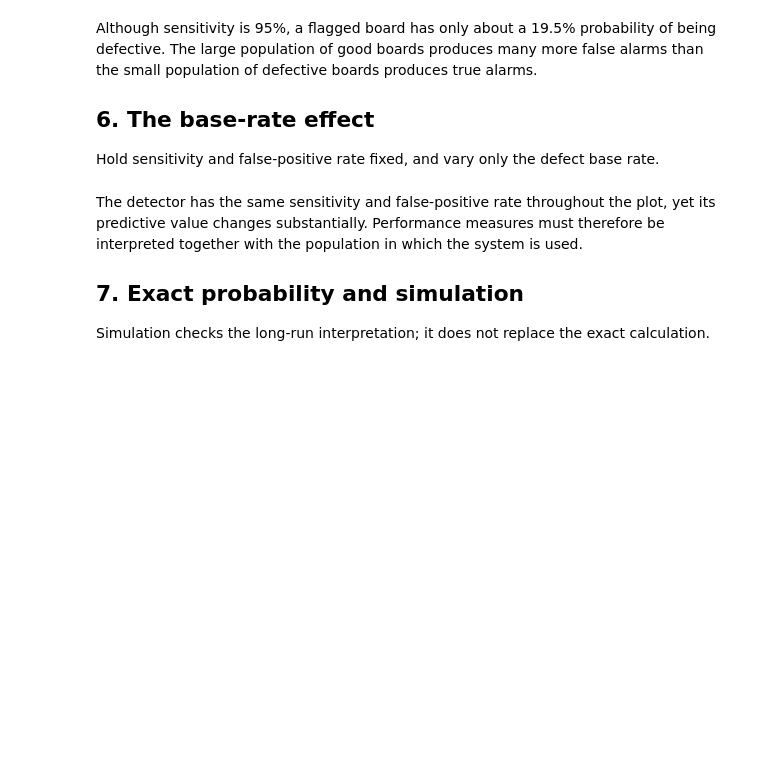
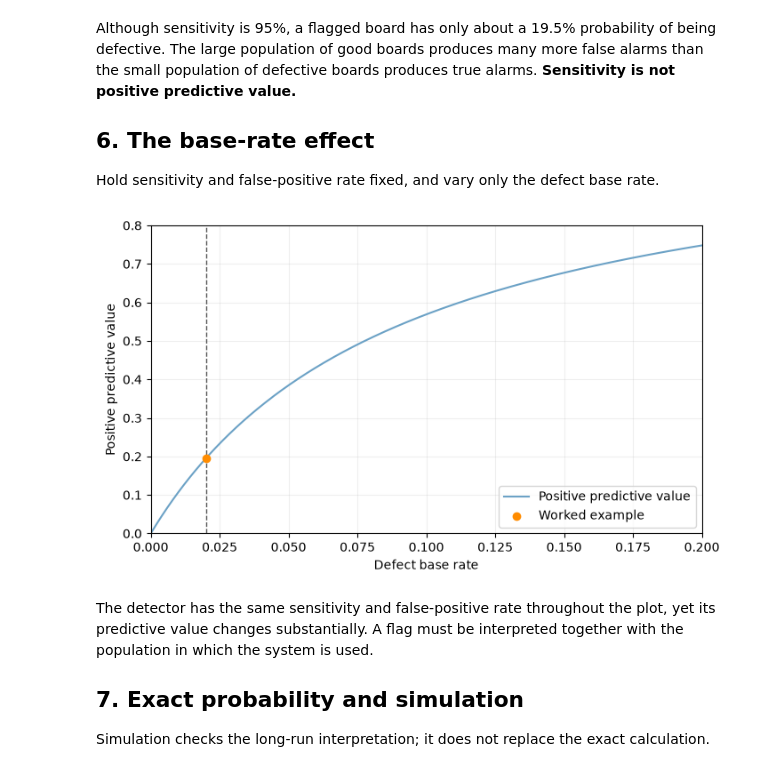
Before and after one commit to RBrooksDK/STA1_26, a Jupyter notebook: 02_Probability_for_Data_Analysis/Tutorial_02_notebook.ipynb, the cells around one changed output. Saved outputs shown, nothing was run; the diff lists cells and outputs as text; code cells hidden in the pictures; blank space fills up the shorter version.

```diff
--- a/02_Probability_for_Data_Analysis/Tutorial_02_notebook.ipynb
+++ b/02_Probability_for_Data_Analysis/Tutorial_02_notebook.ipynb
@@ -149,5 +160,5 @@ print(f"P(defect | flag) = {ppv:.4f}")
 # %% [markdown]
-Although sensitivity is 95%, a flagged board has only about a 19.5% probability of being defective. The large population of good boards produces many more false alarms than the small population of defective boards produces true alarms.
+Although sensitivity is 95%, a flagged board has only about a 19.5% probability of being defective. The large population of good boards produces many more false alarms than the small population of defective boards produces true alarms. **Sensitivity is not positive predictive value.**
 
 ## 6. The base-rate effect
 
@@ -155,22 +166,25 @@ Hold sensitivity and false-positive rate fixed, and vary only the defect base ra
 # %%
 base_rates = np.linspace(0.0, 0.20, 401)
 ppv_curve = (
     sensitivity * base_rates
     / (sensitivity * base_rates + false_positive_rate * (1 - base_rates))
 )
 
 fig, ax = plt.subplots(figsize=(8, 4.5))
-ax.plot(base_rates, ppv_curve, label="Positive predictive value")
-ax.scatter([p_defect], [ppv], color="tab:orange", zorder=3, label="Worked example")
+ax.plot(base_rates, ppv_curve, color="#6CA2C6", label="Positive predictive value")
+ax.scatter([p_defect], [ppv], color="#FF8C00", zorder=3, label="Worked example")
 ax.axvline(p_defect, color="0.35", linestyle="--", linewidth=1)
-ax.set(xlabel="Defect base rate", ylabel="Positive predictive value")
+ax.set_xlabel("Defect base rate")
+ax.set_ylabel("Positive predictive value")
 ax.set_xlim(0, 0.20)
 ax.set_ylim(0, 0.80)
 ax.grid(alpha=0.2)
 ax.legend()
 plt.show()
+# %% [output]
+[figure, added]
 # %% [markdown]
-The detector has the same sensitivity and false-positive rate throughout the plot, yet its predictive value changes substantially. Performance measures must therefore be interpreted together with the population in which the system is used.
+The detector has the same sensitivity and false-positive rate throughout the plot, yet its predictive value changes substantially. A flag must be interpreted together with the population in which the system is used.
 
 ## 7. Exact probability and simulation
 
```
Also changed, not shown: parts of 14 cells of this notebook, 48 other files.
